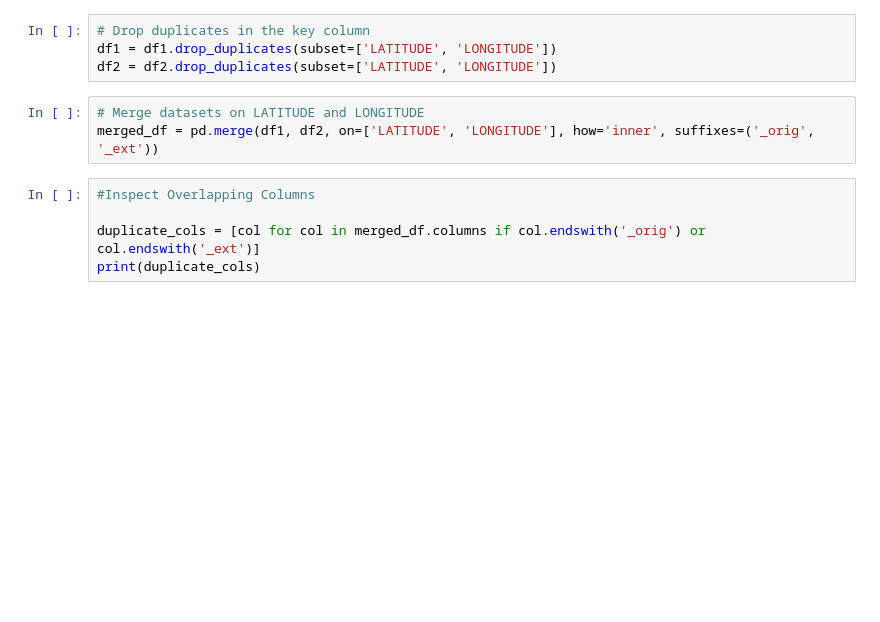
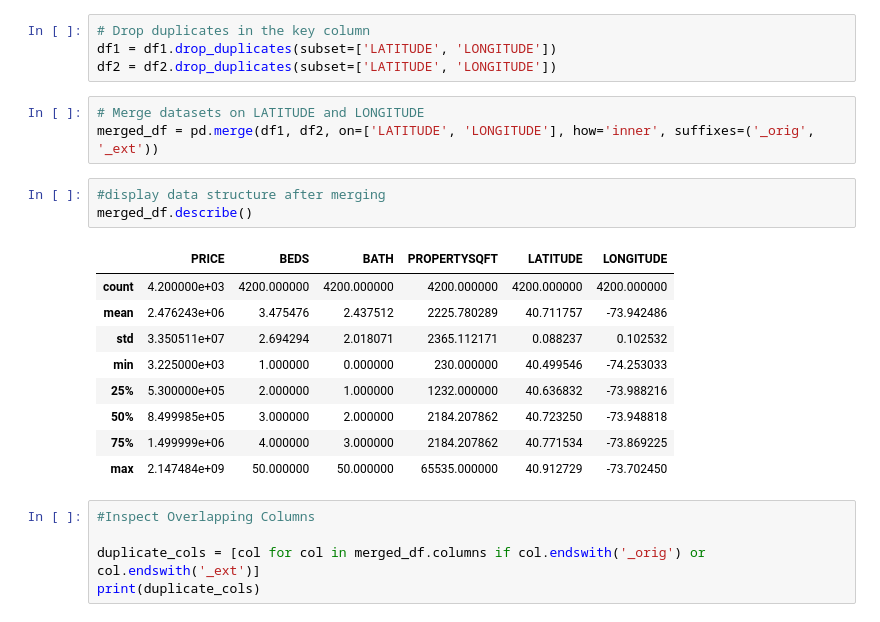
Before and after one commit to avineets87/housing-price-analysis, a Jupyter notebook: data_processing.ipynb, the cells around one changed output. Drawn from its saved outputs; the diff is of its cells as text; blank space fills up the shorter version.

```diff
--- a/data_processing.ipynb
+++ b/data_processing.ipynb
@@ -36,6 +58,19 @@ df2 = df2.drop_duplicates(subset=['LATITUDE', 'LONGITUDE'])
 # %%
 # Merge datasets on LATITUDE and LONGITUDE
 merged_df = pd.merge(df1, df2, on=['LATITUDE', 'LONGITUDE'], how='inner', suffixes=('_orig', '_ext'))
+# %%
+#display data structure after merging
+merged_df.describe()
+# %% [output]
+|  | PRICE | BEDS | BATH | PROPERTYSQFT | LATITUDE | LONGITUDE |
+| count | 4.200000e+03 | 4200.000000 | 4200.000000 | 4200.000000 | 4200.000000 | 4200.000000 |
+| mean | 2.476243e+06 | 3.475476 | 2.437512 | 2225.780289 | 40.711757 | -73.942486 |
+| std | 3.350511e+07 | 2.694294 | 2.018071 | 2365.112171 | 0.088237 | 0.102532 |
+| min | 3.225000e+03 | 1.000000 | 0.000000 | 230.000000 | 40.499546 | -74.253033 |
+| 25% | 5.300000e+05 | 2.000000 | 1.000000 | 1232.000000 | 40.636832 | -73.988216 |
+| 50% | 8.499985e+05 | 3.000000 | 2.000000 | 2184.207862 | 40.723250 | -73.948818 |
+| 75% | 1.499999e+06 | 4.000000 | 3.000000 | 2184.207862 | 40.771534 | -73.869225 |
+| max | 2.147484e+09 | 50.000000 | 50.000000 | 65535.000000 | 40.912729 | -73.702450 |
 # %%
 #Inspect Overlapping Columns
 
```
Also changed, not shown: parts of 21 cells of this notebook, 1 other file.
